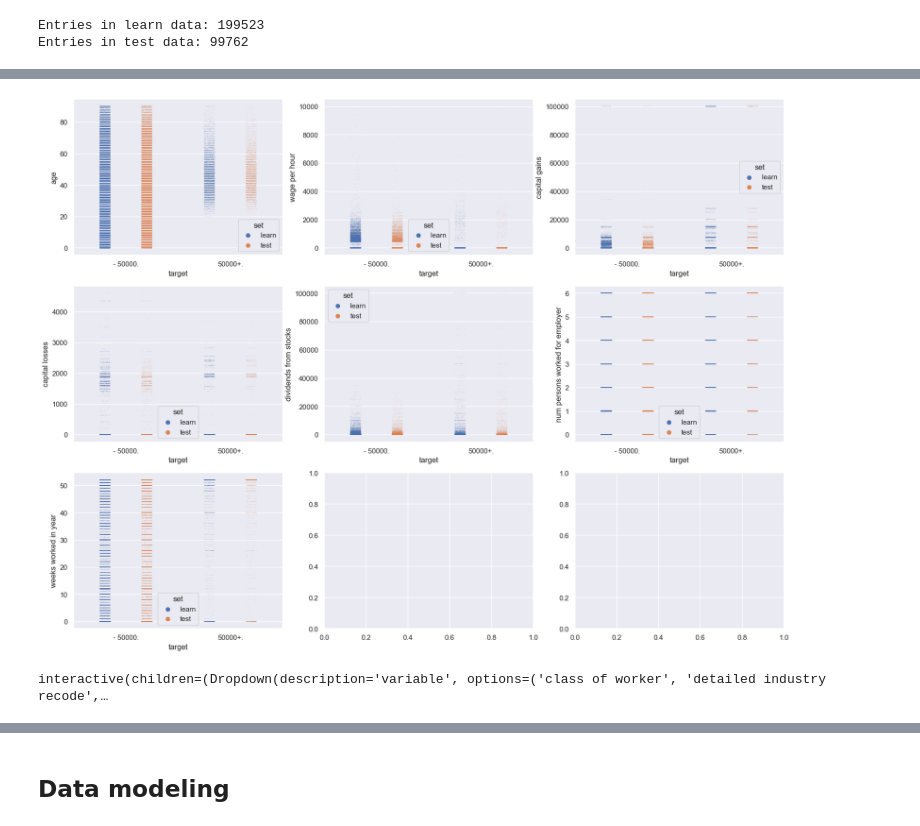
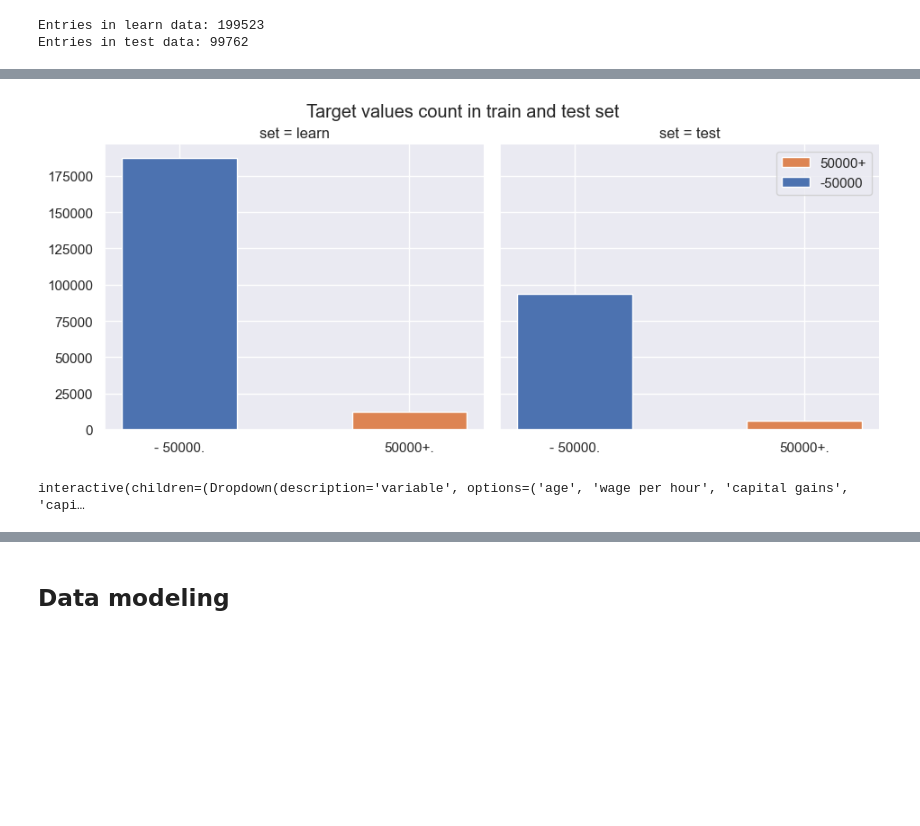
Before and after one commit to antonindurieux/US_census_analysis, a Jupyter notebook: us_census_analysis.ipynb, the cells around one changed output, grey strips where cells are left out. Drawn from its saved outputs; the diff is of its cells as text; code cells hidden in the pictures; blank space fills up the shorter version.

```diff
--- a/us_census_analysis.ipynb
+++ b/us_census_analysis.ipynb
@@ -116,34 +102,27 @@ learn_test_df = pd.concat([learn_df, test_df])
-# %%
-n_cols = 3
-n_rows = int(np.ceil(len(numerical_cols) / n_cols))
-_, axs = plt.subplots(n_rows, n_cols, figsize=(20, n_rows * 5))
-axs = axs.flatten()
-
-for i, col in enumerate(numerical_cols):
-    sns.stripplot(
-        data=learn_test_df,
-        x="target",
-        y=col,
-        hue="set",
-        ax=axs[i],
-        size=1,
-        alpha=0.1,
-        dodge=True,
-    )
-# %% [output]
-[figure, removed]
-# %%
-@interact(variable=categorical_cols)
-def plot_target_proportion_vs_categorical(variable):
-    plt.figure(figsize=(15, 4))
-    sns.barplot(
-        data=visualization.get_variable_crosstab(learn_df, test_df, variable),
-        x=variable,
-        y="Proportion of 50000+",
-        hue="set",
-        order=sorted(learn_df[variable].unique()),
-    )
-    plt.xticks(rotation=90)
-    plt.show()
-# %% [output]
-interactive(children=(Dropdown(description='variable', options=('class of worker', 'detailed industry recode',…
+# %%
+with warnings.catch_warnings():
+    warnings.simplefilter("ignore")  # Annoying seaborn warning
+
+    g = sns.FacetGrid(learn_test_df, col="set", height=4, aspect=1.2)  # type: ignore
+    g.map_dataframe(
+        sns.histplot,
+        x="target",
+        hue="target",
+        stat="count",
+        legend=True,
+        shrink=0.5,
+        alpha=1,
+    )
+    plt.legend(["50000+", "-50000"])
+    plt.suptitle("Target values count in train and test set", y=1.02)
+    plt.show()
+# %% [output]
+[figure, added]
+# %%
+interactive(
+    visualization.plot_variable_histograms,
+    df=fixed(learn_test_df),
+    variable=numerical_cols,
+)
+# %% [output]
+interactive(children=(Dropdown(description='variable', options=('age', 'wage per hour', 'capital gains', 'capi…
```
Also changed, not shown: parts of 20 cells of this notebook, 2 other files.
